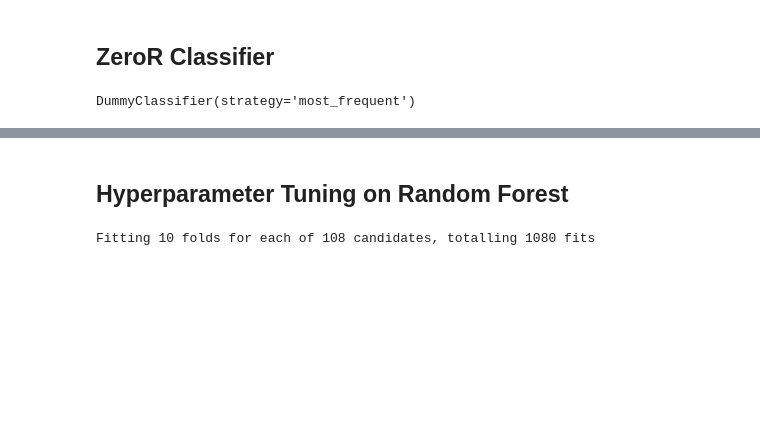
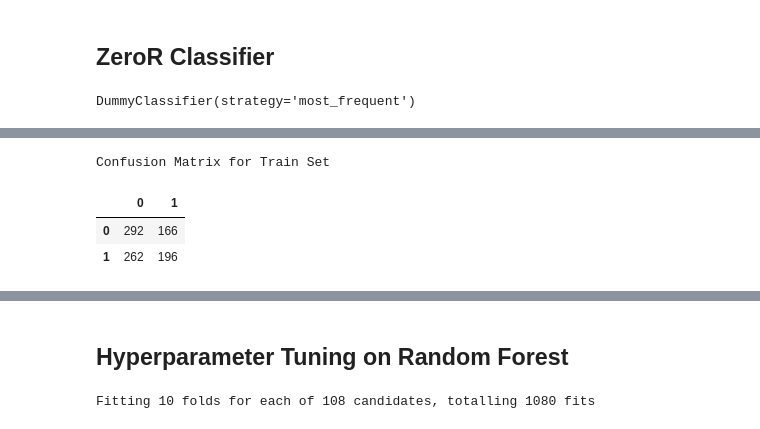
Before and after one commit to NafisFaiyaz007/CSE-445-Machine-learning_Predicting-Risky-Alcohol-Consumption-among-Students, a Jupyter notebook: Research Question 5.ipynb, the cells around one changed output, grey strips where cells are left out. Cells and saved outputs as stored; diff of their text form; code cells hidden in the pictures; blank space fills up the shorter version.

```diff
--- a/Research Question 5.ipynb
+++ b/Research Question 5.ipynb
@@ -235,0 +270,9 @@ weighted avg       0.52      0.53      0.53       209
+# %%
+# Confusion matrix for train set
+print("Confusion Matrix for Train Set")
+pd. DataFrame (confusion_matrix(y_train, best_grid_dt.predict(X_train)))
+# %% [output]
+Confusion Matrix for Train Set
+|  | 0 | 1 |
+| 0 | 292 | 166 |
+| 1 | 262 | 196 |
```
Also changed, not shown: parts of 76 cells of this notebook, 9 other files.
